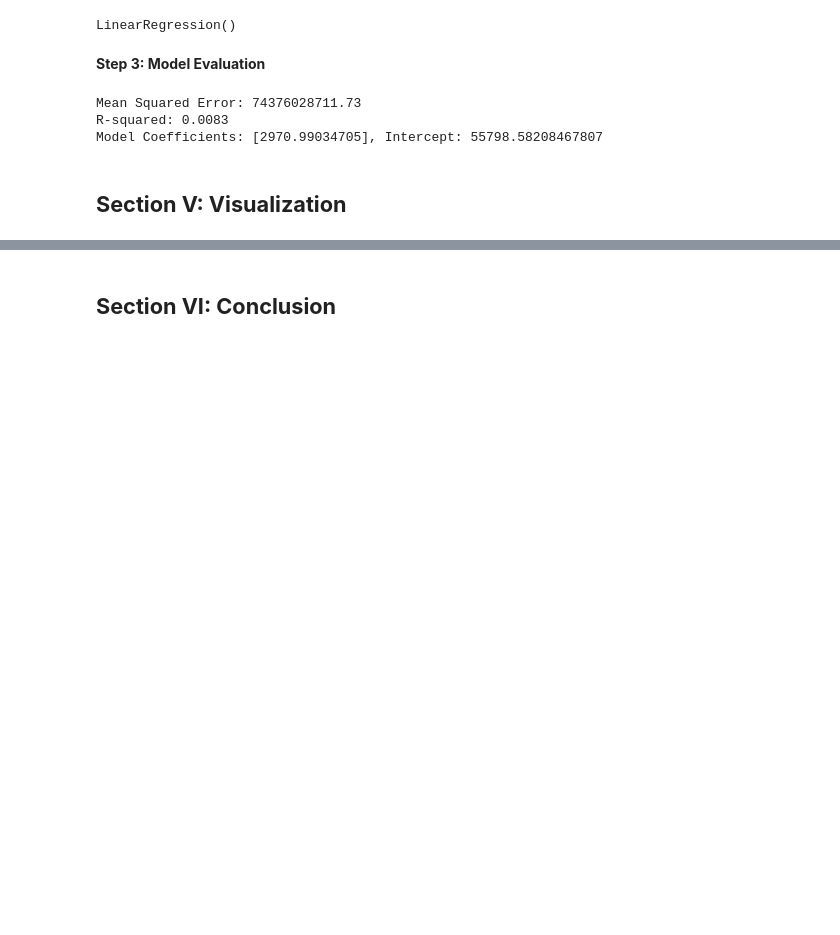
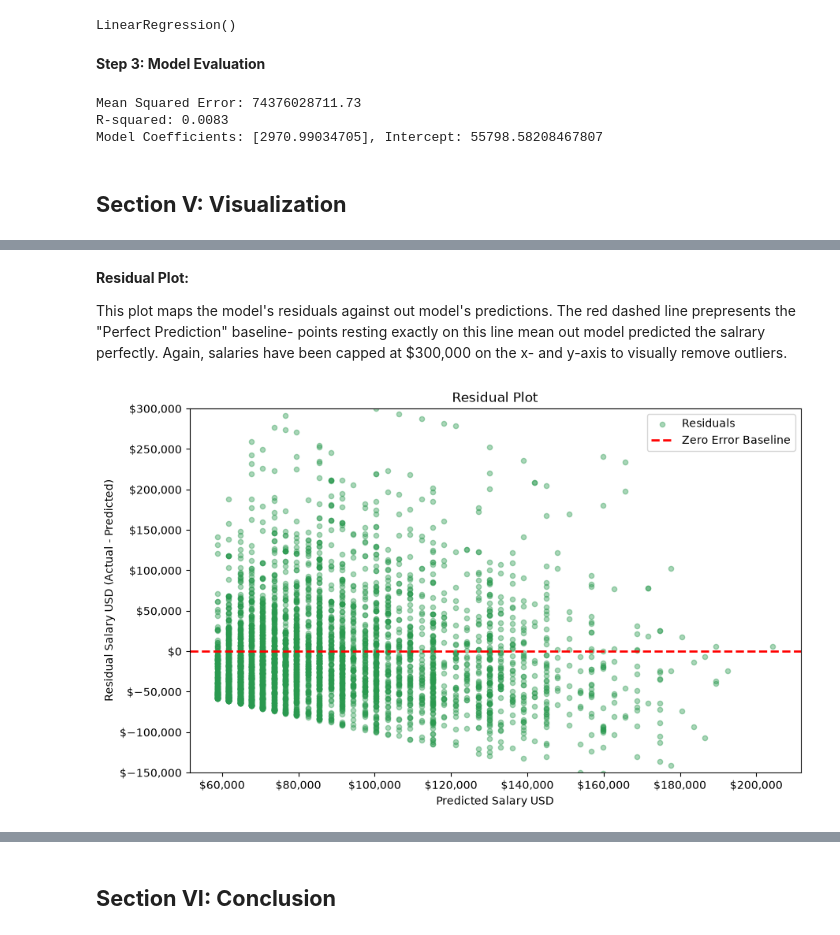
Before and after one commit to Sohan0444/CMSC320-Final-Project2, a Jupyter notebook: cmsc320_final_project.ipynb, the cells around one changed output, grey strips where cells are left out. Saved outputs shown, nothing was run; the diff lists cells and outputs as text; code cells hidden in the pictures; blank space fills up the shorter version.

```diff
--- a/cmsc320_final_project.ipynb
+++ b/cmsc320_final_project.ipynb
@@ -419,0 +430,31 @@ Text(0.5, 1.0, 'Distribution of Prediction Errors')
+# %% [markdown]
+__Residual Plot:__
+
+This plot maps the model's residuals against out model's predictions. The red dashed line prepresents the "Perfect Prediction" baseline- points resting exactly on this line mean out model predicted the salrary perfectly. Again, salaries have been capped at $300,000 on the x- and y-axis to visually remove outliers.
+# %%
+# set size:
+plt.figure(figsize=(10, 6))
+
+error_vals = y_test - y_pred
+plt.scatter(
+    y_pred,
+    error_vals,
+    alpha=0.4,
+    color="#2a994f",
+    s=20,
+    label="Residuals"
+)
+plt.axhline(0, color='red', linestyle='--', linewidth=2, label="Zero Error Baseline")
+
+# format so its in $, cap axis for better visuals
+plt.ylim(-150000, 300000)
+plt.gca().yaxis.set_major_formatter(ticker.StrMethodFormatter('${x:,.0f}'))
+plt.gca().xaxis.set_major_formatter(ticker.StrMethodFormatter('${x:,.0f}'))
+
+plt.xlabel("Predicted Salary USD")
+plt.ylabel("Residual Salary USD (Actual - Predicted)")
+plt.title("Residual Plot")
+plt.legend()
+plt.show()
+# %% [output]
+[figure, added]
```
Also changed, not shown: parts of 13 cells of this notebook.
